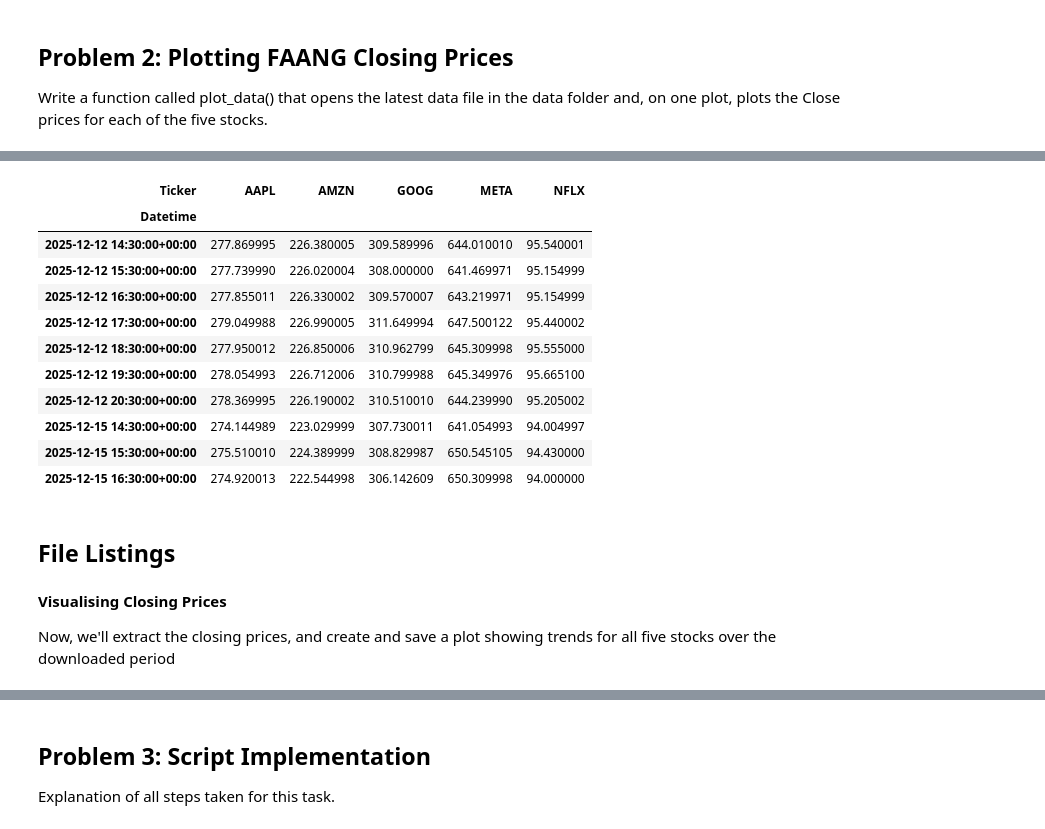
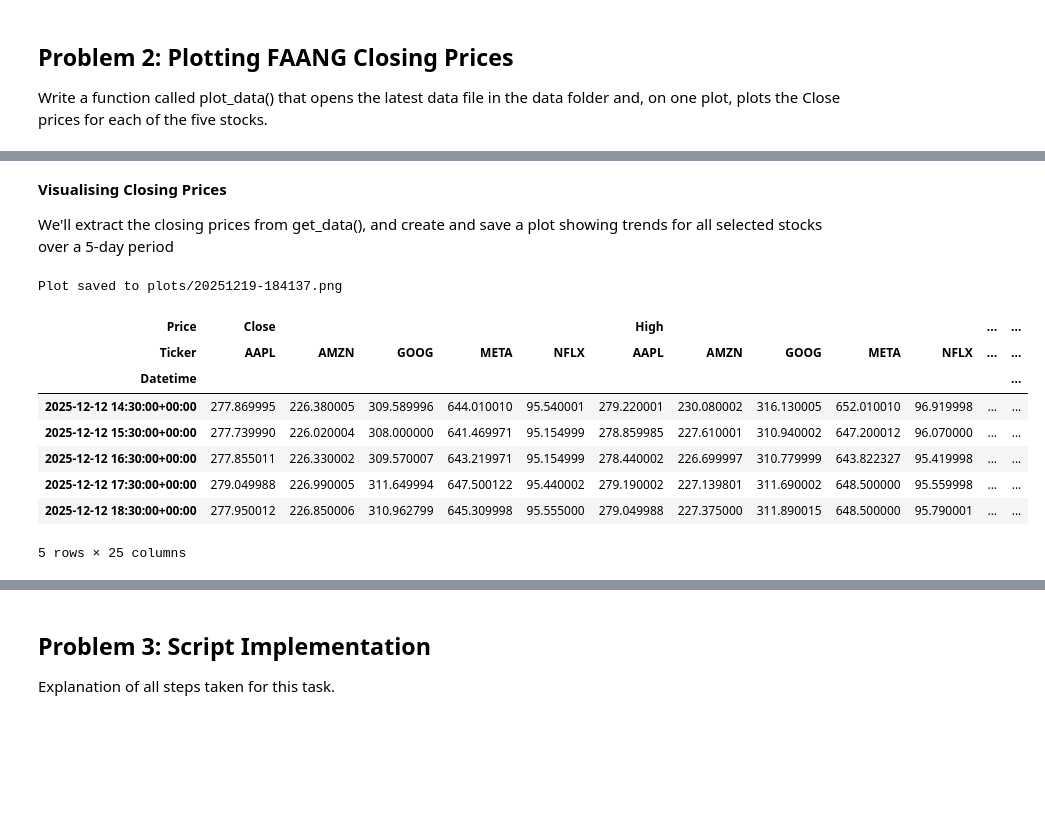
Before and after one commit to marianemcgrath/comp_infrastructure_assessment, a Jupyter notebook: problems.ipynb, the cells around one changed output, grey strips where cells are left out. Saved outputs shown, nothing was run; the diff lists cells and outputs as text; code cells hidden in the pictures; blank space fills up the shorter version.

```diff
--- a/problems.ipynb
+++ b/problems.ipynb
@@ -110,37 +105,52 @@ Let's take a look at the data we'll plot:
-# %%
-# Display Close prices only
-df['Close'].head(10)
-# %% [output]
-| Ticker | AAPL | AMZN | GOOG | META | NFLX |
-| Datetime |  |  |  |  |  |
-| 2025-12-12 14:30:00+00:00 | 277.869995 | 226.380005 | 309.589996 | 644.010010 | 95.540001 |
-| 2025-12-12 15:30:00+00:00 | 277.739990 | 226.020004 | 308.000000 | 641.469971 | 95.154999 |
-| 2025-12-12 16:30:00+00:00 | 277.855011 | 226.330002 | 309.570007 | 643.219971 | 95.154999 |
-| 2025-12-12 17:30:00+00:00 | 279.049988 | 226.990005 | 311.649994 | 647.500122 | 95.440002 |
-| 2025-12-12 18:30:00+00:00 | 277.950012 | 226.850006 | 310.962799 | 645.309998 | 95.555000 |
-| 2025-12-12 19:30:00+00:00 | 278.054993 | 226.712006 | 310.799988 | 645.349976 | 95.665100 |
-| 2025-12-12 20:30:00+00:00 | 278.369995 | 226.190002 | 310.510010 | 644.239990 | 95.205002 |
-| 2025-12-15 14:30:00+00:00 | 274.144989 | 223.029999 | 307.730011 | 641.054993 | 94.004997 |
-| 2025-12-15 15:30:00+00:00 | 275.510010 | 224.389999 | 308.829987 | 650.545105 | 94.430000 |
-| 2025-12-15 16:30:00+00:00 | 274.920013 | 222.544998 | 306.142609 | 650.309998 | 94.000000 |
-# %% [markdown]
-## File Listings
 # %% [markdown]
 **Visualising Closing Prices**
 
-Now, we'll extract the closing prices, and create and save a plot showing trends for all five stocks over the downloaded period
+We'll extract the closing prices from get_data(), and create and save a plot showing trends for all selected stocks over a 5-day period
 # %%
-# Plot the closing prices of the stocks
+# The plot_data() function
 def plot_data():
     data_files = os.listdir('data') # List all files in the data directory
+    data_files = [f for f in data_files if f.endswith('.csv')] # Filter CSV files
     data_files.sort(reverse=True) # Sort files to get the latest one first
     latest_file = data_files[0] # Get the latest file
 
     # Read the latest data file
     df = pd.read_csv(f'data/{latest_file}', header=[0, 1], index_col=0, parse_dates=True)
 
-# Ensure the plots directory exists
-if not os.path.exists('plots'):
-    os.makedirs('plots')
+    # Ensure the plots directory exists
+    if not os.path.exists('plots'):
+        os.makedirs('plots')
 
-now = dt.datetime.now()
+    # Extract closing prices from the dataframe
+    closing_data = df['Close']
+
+    # Plotting the closing prices
+    now = dt.datetime.now()
+    fig, ax = plt.subplots(figsize=(12, 6))
+    closing_data.plot(ax=ax)
+    ax.set_title(f'FAANG Stock Closing Prices - {now.strftime("%Y-%m-%d")}')
+    ax.set_xlabel('Date and Time')
+    ax.set_ylabel('Closing Price (USD)')
+    ax.grid(True, alpha=0.3)
+    ax.legend(title='Stocks')
+
+    plot_filename = f'plots/{now.strftime("%Y%m%d-%H%M%S")}.png'
+    fig.savefig(plot_filename, dpi=300, bbox_inches='tight')
+    plt.close(fig)  # Used to close the figure after saving to free up memory
+    print(f"Plot saved to {plot_filename}")
+
+    return df
+
+# Call the function to execute it
+plot_data().head()
+# %% [output]
+Plot saved to plots/20251219-184137.png
+| Price | Close |  |  |  |  | High |  |  |  |  | ... | ... |
+| Ticker | AAPL | AMZN | GOOG | META | NFLX | AAPL | AMZN | GOOG | META | NFLX | ... | ... |
+| Datetime |  |  |  |  |  |  |  |  |  |  |  | ... |
+| 2025-12-12 14:30:00+00:00 | 277.869995 | 226.380005 | 309.589996 | 644.010010 | 95.540001 | 279.220001 | 230.080002 | 316.130005 | 652.010010 | 96.919998 | ... | ... |
+| 2025-12-12 15:30:00+00:00 | 277.739990 | 226.020004 | 308.000000 | 641.469971 | 95.154999 | 278.859985 | 227.610001 | 310.940002 | 647.200012 | 96.070000 | ... | ... |
+| 2025-12-12 16:30:00+00:00 | 277.855011 | 226.330002 | 309.570007 | 643.219971 | 95.154999 | 278.440002 | 226.699997 | 310.779999 | 643.822327 | 95.419998 | ... | ... |
+| 2025-12-12 17:30:00+00:00 | 279.049988 | 226.990005 | 311.649994 | 647.500122 | 95.440002 | 279.190002 | 227.139801 | 311.690002 | 648.500000 | 95.559998 | ... | ... |
+| 2025-12-12 18:30:00+00:00 | 277.950012 | 226.850006 | 310.962799 | 645.309998 | 95.555000 | 279.049988 | 227.375000 | 311.890015 | 648.500000 | 95.790001 | ... | ... |
+5 rows × 25 columns
```
Also changed, not shown: parts of 21 cells of this notebook, 23 other files.
